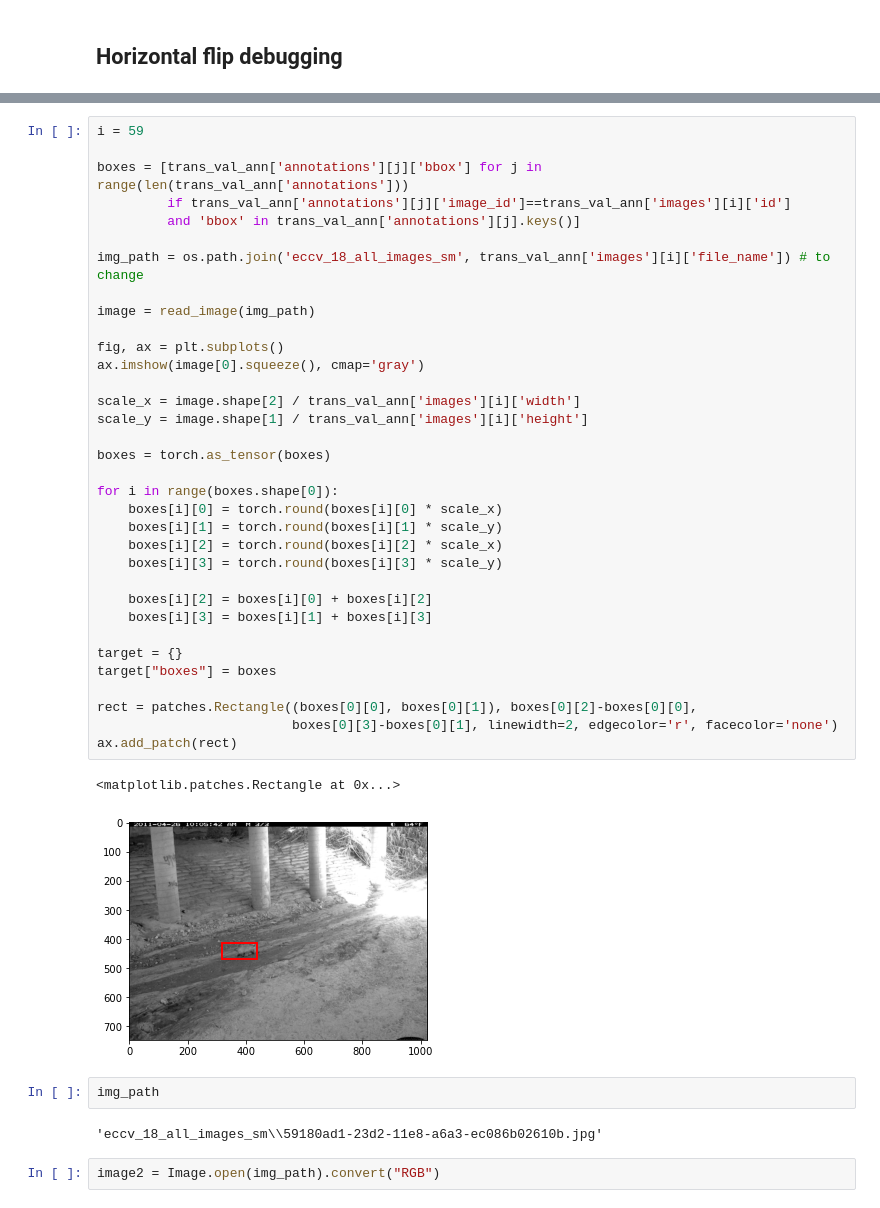
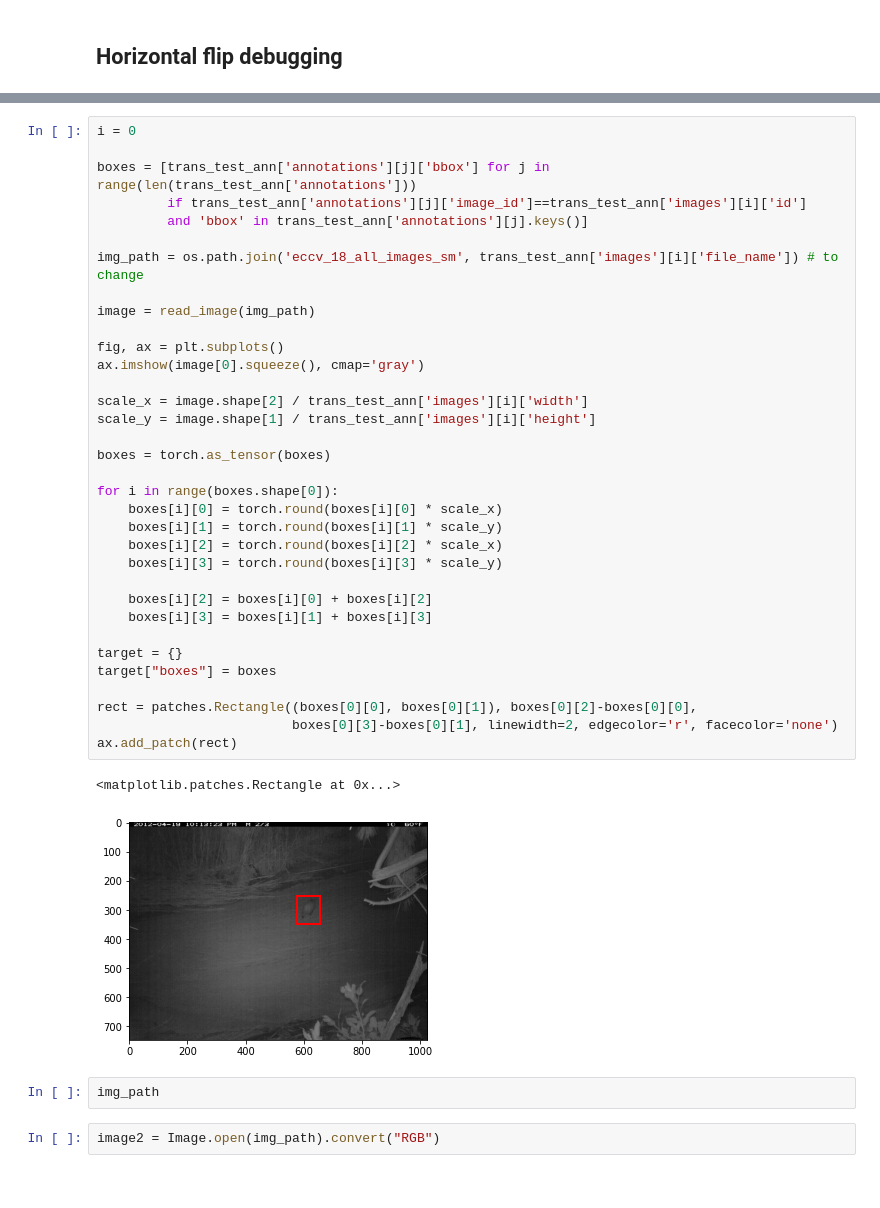
Before and after one commit to Hazot/Animal-Detection-and-Generalization, a Jupyter notebook: Debugging_notebook.ipynb, the cells around one changed output, grey strips where cells are left out. Saved outputs shown, nothing was run; the diff lists cells and outputs as text.

Commit message:
To do plots

```diff
--- a/Debugging_notebook.ipynb
+++ b/Debugging_notebook.ipynb
@@ -208,44 +161,42 @@ cis_test_ann['images'][1]
 # %%
-i = 59
+i = 0
 
-boxes = [trans_val_ann['annotations'][j]['bbox'] for j in range(len(trans_val_ann['annotations']))
-         if trans_val_ann['annotations'][j]['image_id']==trans_val_ann['images'][i]['id']
-         and 'bbox' in trans_val_ann['annotations'][j].keys()]
+boxes = [trans_test_ann['annotations'][j]['bbox'] for j in range(len(trans_test_ann['annotations']))
+         if trans_test_ann['annotations'][j]['image_id']==trans_test_ann['images'][i]['id']
+         and 'bbox' in trans_test_ann['annotations'][j].keys()]
 
-img_path = os.path.join('eccv_18_all_images_sm', trans_val_ann['images'][i]['file_name']) # to change
+img_path = os.path.join('eccv_18_all_images_sm', trans_test_ann['images'][i]['file_name']) # to change
 
 image = read_image(img_path)
 
 fig, ax = plt.subplots()
 ax.imshow(image[0].squeeze(), cmap='gray')
 
-scale_x = image.shape[2] / trans_val_ann['images'][i]['width']
-scale_y = image.shape[1] / trans_val_ann['images'][i]['height']
+scale_x = image.shape[2] / trans_test_ann['images'][i]['width']
+scale_y = image.shape[1] / trans_test_ann['images'][i]['height']
 
 boxes = torch.as_tensor(boxes)
 
 for i in range(boxes.shape[0]):
     boxes[i][0] = torch.round(boxes[i][0] * scale_x)
     boxes[i][1] = torch.round(boxes[i][1] * scale_y)
     boxes[i][2] = torch.round(boxes[i][2] * scale_x)
     boxes[i][3] = torch.round(boxes[i][3] * scale_y)
 
     boxes[i][2] = boxes[i][0] + boxes[i][2]
     boxes[i][3] = boxes[i][1] + boxes[i][3]
 
 target = {}
 target["boxes"] = boxes
 
 rect = patches.Rectangle((boxes[0][0], boxes[0][1]), boxes[0][2]-boxes[0][0],
                          boxes[0][3]-boxes[0][1], linewidth=2, edgecolor='r', facecolor='none')
 ax.add_patch(rect)
 # %% [output]
 <matplotlib.patches.Rectangle at 0x...>
-[figure, old version]
+[figure, new version]
 # %%
 img_path
-# %% [output]
-'eccv_18_all_images_sm\\59180ad1-23d2-11e8-a6a3-ec086b02610b.jpg'
 # %%
 image2 = Image.open(img_path).convert("RGB")
 # %%
```
Also changed, not shown: parts of 46 cells of this notebook.
